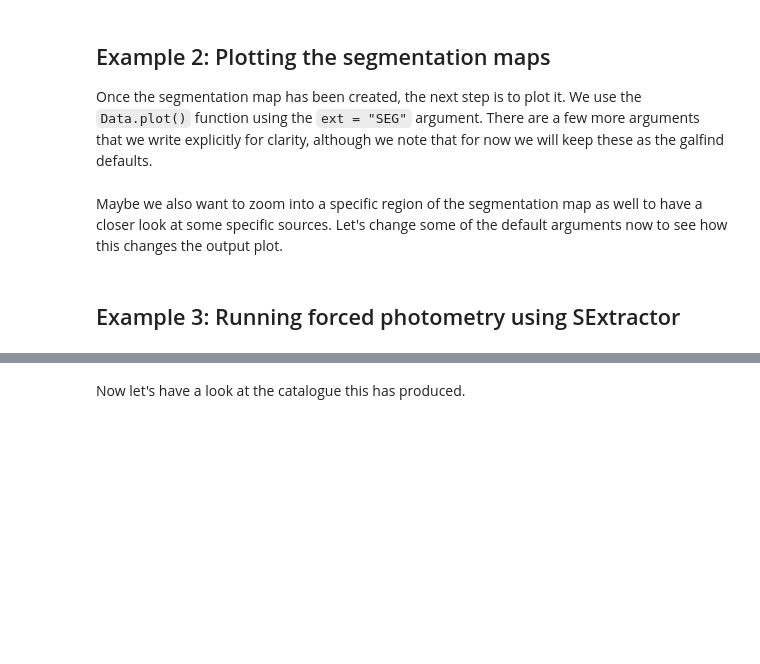
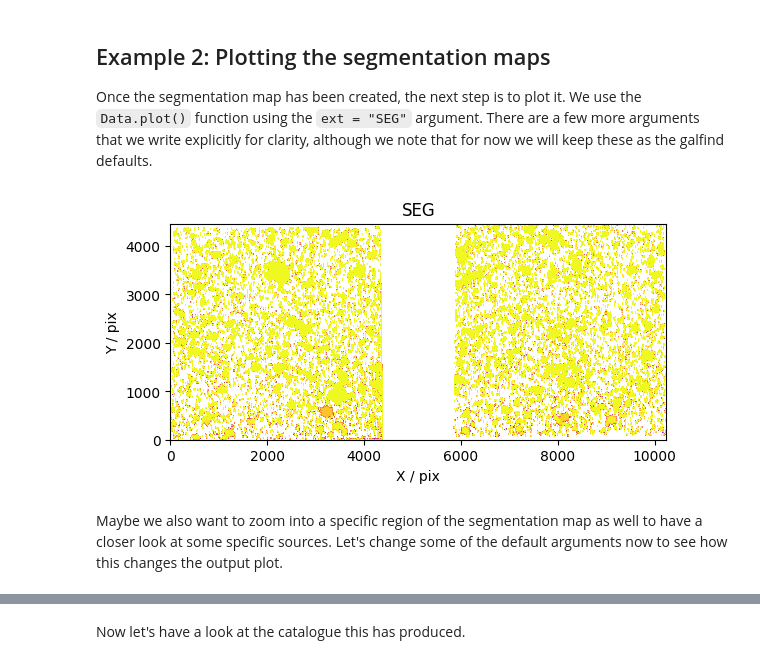
Before and after one commit to duncanaustin98/galfind, a Jupyter notebook: docs/source/data/source_extraction.ipynb, the cells around one changed output, grey strips where cells are left out. Drawn from its saved outputs; the diff is of its cells as text; code cells hidden in the pictures; blank space fills up the shorter version.

```diff
--- a/docs/source/data/source_extraction.ipynb
+++ b/docs/source/data/source_extraction.ipynb
@@ -161,8 +133,8 @@ FILTERS: ['F090W', 'F115W', 'F150W', 'F162M', 'F182M', 'F200W', 'F210M', 'F250M'
 
 Once the segmentation map has been created, the next step is to plot it. We use the `Data.plot()` function using the `ext = "SEG"` argument. There are a few more arguments that we write explicitly for clarity, although we note that for now we will keep these as the galfind defaults.
 # %%
-#JOF_data["F444W"].plot(ext = "SEG")
+JOF_data["F444W"].plot(ext = "SEG", cmap = "plasma", show = True)
+# %% [output]
+[figure, added]
 # %% [markdown]
 Maybe we also want to zoom into a specific region of the segmentation map as well to have a closer look at some specific sources. Let's change some of the default arguments now to see how this changes the output plot.
-# %% [markdown]
-## Example 3: Running forced photometry using SExtractor
```
Also changed, not shown: parts of 8 cells of this notebook, 25 other files.
